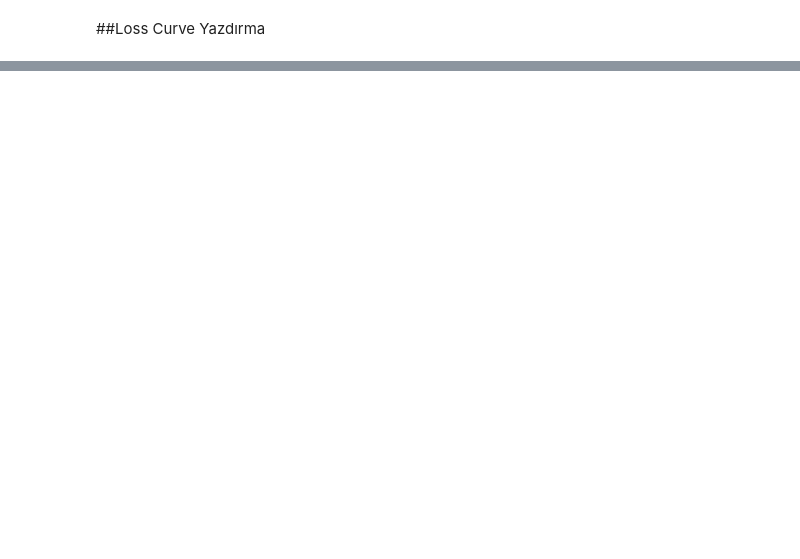
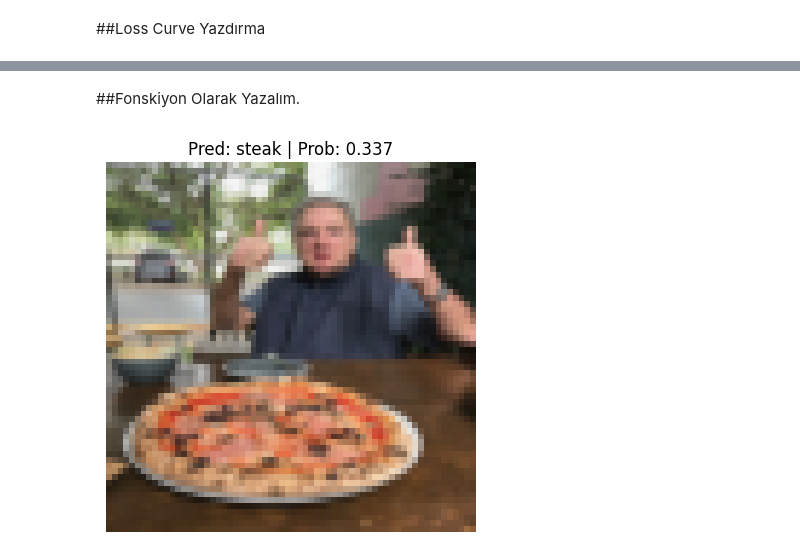
Before and after one commit to ugursirvermez/PyTorch_Education, a Jupyter notebook: 06_pytorch_custom_datasets.ipynb, the cells around one changed output, grey strips where cells are left out. Saved outputs shown, nothing was run; the diff lists cells and outputs as text; code cells hidden in the pictures; blank space fills up the shorter version.

```diff
--- a/06_pytorch_custom_datasets.ipynb
+++ b/06_pytorch_custom_datasets.ipynb
@@ -675,0 +865,46 @@ plot_loss_curves(model_0_results)
+# %% [markdown]
+##Fonskiyon Olarak Yazalım.
+# %%
+# Tahmin ve görsel Çizdirme için fonksiyon
+def pred_and_plot_image(model: nn.Module, image_path: str,
+												class_names:List[str] = None, transform=None, device:torch.device = device):
+
+	custom_image_transform = transforms.Compose([transforms.Resize(size=(64,64))])
+  #Tensöre Float32 olarak çevirdik.
+	target_image = torchvision.io.read_image(str(custom_image_path)).type(torch.float32)
+	#pixel değerini 0-255 arası olarak belirleyelim.
+	target_image = target_image / 255.
+
+	#transform'a gerek var mı?
+	if transform:
+		target_image = transform(target_image)
+
+	model.to(device)
+
+	model.eval()
+	with torch.inference_mode():
+		#ekstra boyut ekliyoruz.
+		target_image = target_image.unsqueeze(0)
+		#tahmin yaptırıyoruz.
+		target_image_pred = model(target_image.to(device))
+
+	#tahmin logaritmasını olasılığa çevirelim.
+	target_image_pred_probs = torch.softmax(target_image_pred, dim=1)
+	#Olasılığı etikete dönüştürelim.
+	target_image_pred_labels = torch.argmax(target_image_pred_probs, dim=1)
+
+	#Görselleştirelim. Ekstra boyutu silelim.
+	plt.imshow(target_image.squeeze().permute(1,2,0))
+	if class_names:
+		title = f"Pred: {class_names[target_image_pred_labels.cpu()]} | Prob: {target_image_pred_probs.max().cpu():.3f}"
+	else:
+		title= f"Pred: {target_image_pred_labels} | Prob: {target_image_pred_probs.max().cpu():.3f}"
+	plt.title(title)
+	plt.axis(False)
+
+	#Fonksiyonu test edelim.
+pred_and_plot_image(model= model_1, image_path = custom_image_path,
+										class_names=class_names, transform=custom_image_transform,
+										device=device)
+# %% [output]
+[figure, added]
```
Also changed, not shown: parts of 17 cells of this notebook.
